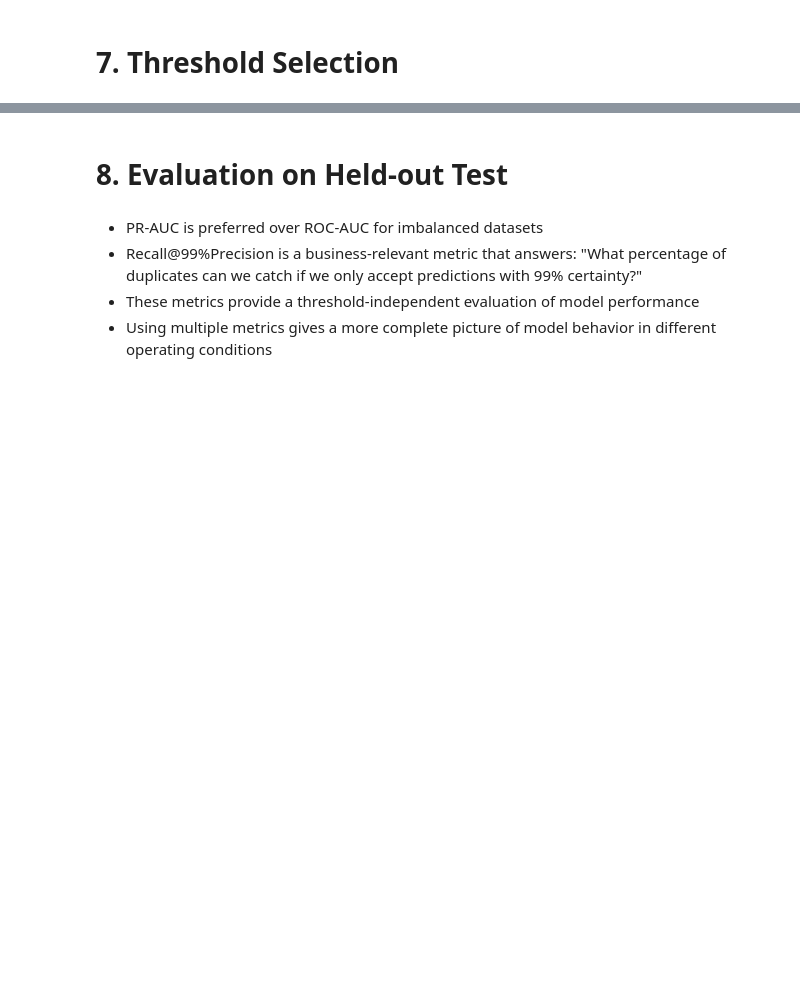
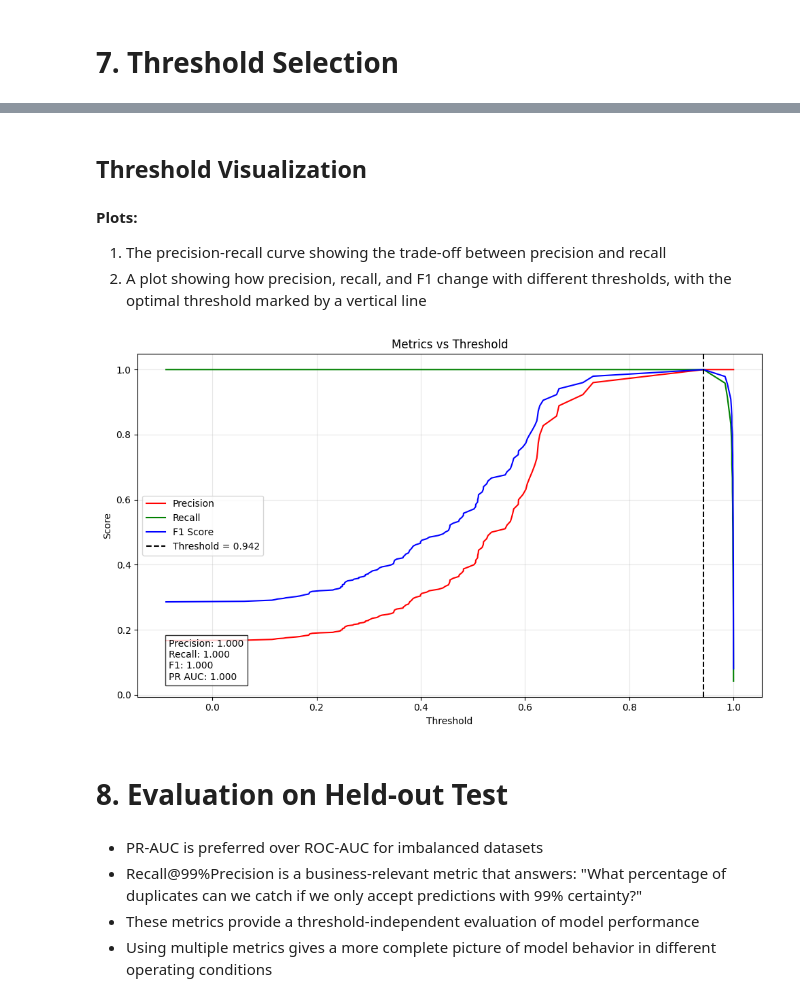
Before and after one commit to FelixSBuehrm/payguardml, a Jupyter notebook: SBERT_V3_GPU.ipynb, the cells around one changed output, grey strips where cells are left out. Saved outputs shown, nothing was run; the diff lists cells and outputs as text; code cells hidden in the pictures; blank space fills up the shorter version.

```diff
--- a/SBERT_V3_GPU.ipynb
+++ b/SBERT_V3_GPU.ipynb
@@ -504,7 +482,6 @@ def row_to_sentence(row):
         String sentence representation
     """
     # Handle missing values
-    doc_no = row['DOC_NO'] if not pd.isna(row['DOC_NO']) and row['DOC_NO'] != '' else "unknown"
     vendor_name = row['VENDOR_NAME'] if not pd.isna(row['VENDOR_NAME']) and row['VENDOR_NAME'] != '' else "unknown"
     vendor_id = row['VENDOR_ID'] if not pd.isna(row['VENDOR_ID']) and row['VENDOR_ID'] != '' else "unknown"
 
@@ -529,11 +506,11 @@ def row_to_sentence(row):
 
     # Combine into template
     template = (
-        f"Invoice {doc_no} from {vendor_name} ({vendor_id}) "
-        f"dated {invoice_date} for {amount} {currency}. "
-        f"PO: {purchase_order}. Cost centre {cost_center}. Tax {tax_code}. Terms {payment_terms}. "
-        f"Description: {description}."
-    )
+      f"Invoice from {vendor_name} ({vendor_id}) "
+      f"dated {invoice_date} for {amount} {currency}. "
+      f"PO: {purchase_order}. Cost centre {cost_center}. Tax {tax_code}. Terms {payment_terms}. "
+      f"Description: {description}."
+  )
 
     return template
 
@@ -832,6 +918,63 @@ Recall: 1.0000
 F1 Score: 1.0000
 PR-AUC: 1.0000
 ROC-AUC: 1.0000
+# %% [markdown]
+## Threshold Visualization
+# %% [markdown]
+**Plots:**
+
+1. The precision-recall curve showing the trade-off between precision and recall
+2. A plot showing how precision, recall, and F1 change with different thresholds, with the optimal threshold marked by a vertical line
+# %%
+def visualize_threshold(similarities, true_labels, optimal_threshold, metrics):
+    """
+    Visualize the metrics vs threshold curve and the optimal threshold
+
+    Args:
+        similarities: Array of similarity scores
+        true_labels: Array of true labels (0/1)
+        optimal_threshold: The selected optimal threshold
+        metrics: Dictionary of metrics at the optimal threshold
+    """
+    # Calculate precision-recall curve
+    precision, recall, thresholds = precision_recall_curve(true_labels, similarities)
+
+    # Compute F1 scores for visualization
+    f1_scores = 2 * (precision * recall) / (precision + recall + 1e-8)
+
+    # Create figure with a single plot (removed the first subplot)
+    fig, ax = plt.subplots(figsize=(10, 6))
+
+    # Plot precision, recall, and F1 vs threshold
+    ax.plot(thresholds, precision[:-1], 'r-', label='Precision')
+    ax.plot(thresholds, recall[:-1], 'g-', label='Recall')
+    ax.plot(thresholds, f1_scores[:-1], 'b-', label='F1 Score')
+
+    # Mark the optimal threshold
+    ax.axvline(x=optimal_threshold, color='k', linestyle='--',
+               label=f'Threshold = {optimal_threshold:.3f}')
+
+    # Add text with metrics at optimal threshold
+    text = (f"Precision: {metrics['precision']:.3f}\n"
+            f"Recall: {metrics['recall']:.3f}\n"
+            f"F1: {metrics['f1']:.3f}\n"
+            f"PR AUC: {metrics['pr_auc']:.3f}")
+    ax.text(0.05, 0.05, text, transform=ax.transAxes,
+            bbox=dict(facecolor='white', alpha=0.8))
+
+    ax.set_xlabel('Threshold')
+    ax.set_ylabel('Score')
+    ax.set_title('Metrics vs Threshold')
+    ax.grid(True, alpha=0.3)
+    ax.legend(loc='best')
+
+    plt.tight_layout()
+    plt.show()
+
+# After finding the optimal threshold:
+visualize_threshold(val_similarities, val_labels, optimal_threshold, metrics)
+# %% [output]
+[figure, added]
 # %% [markdown]
 # 8. Evaluation on Held-out Test
 # %% [markdown]
```
Also changed, not shown: parts of 18 cells of this notebook, 16 other files.
